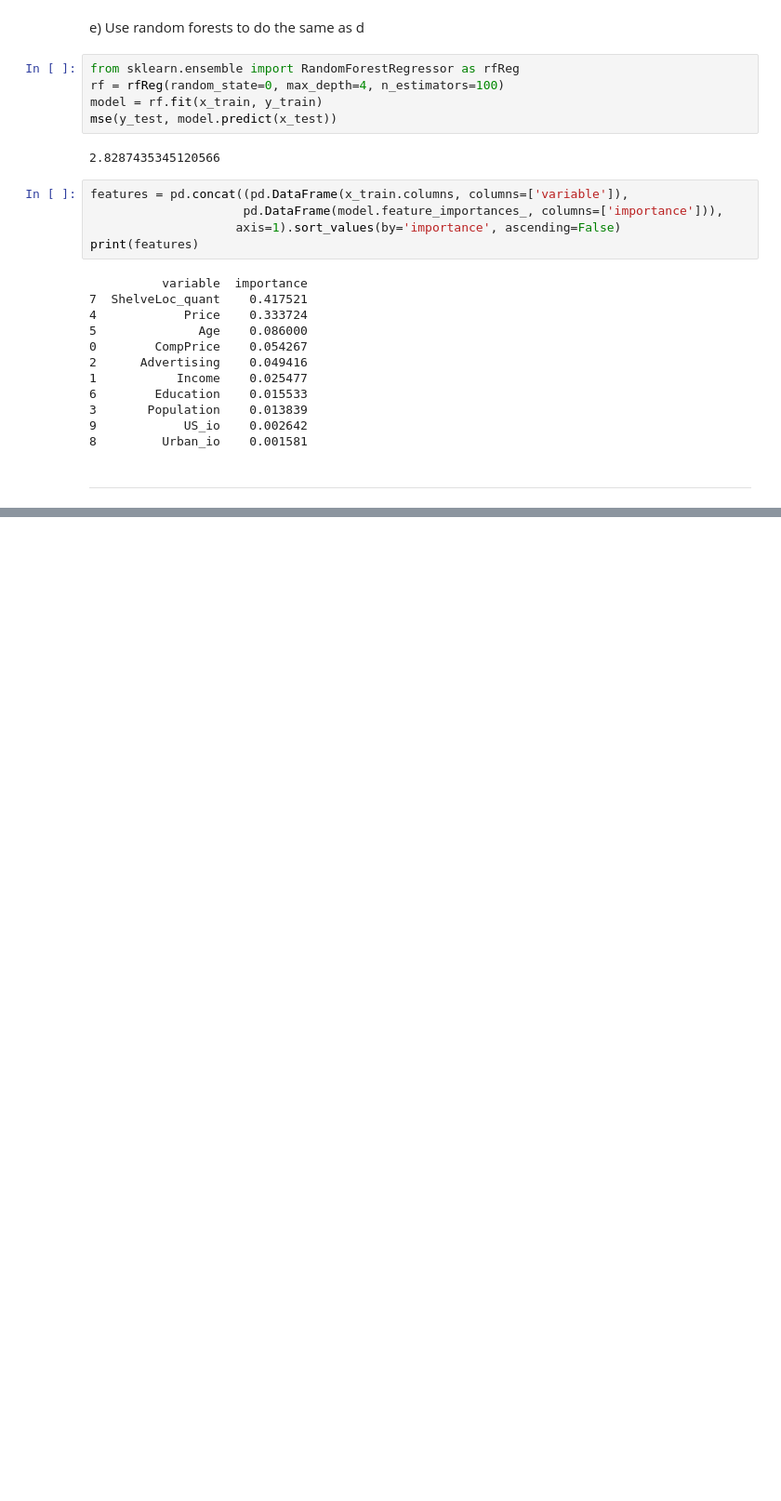
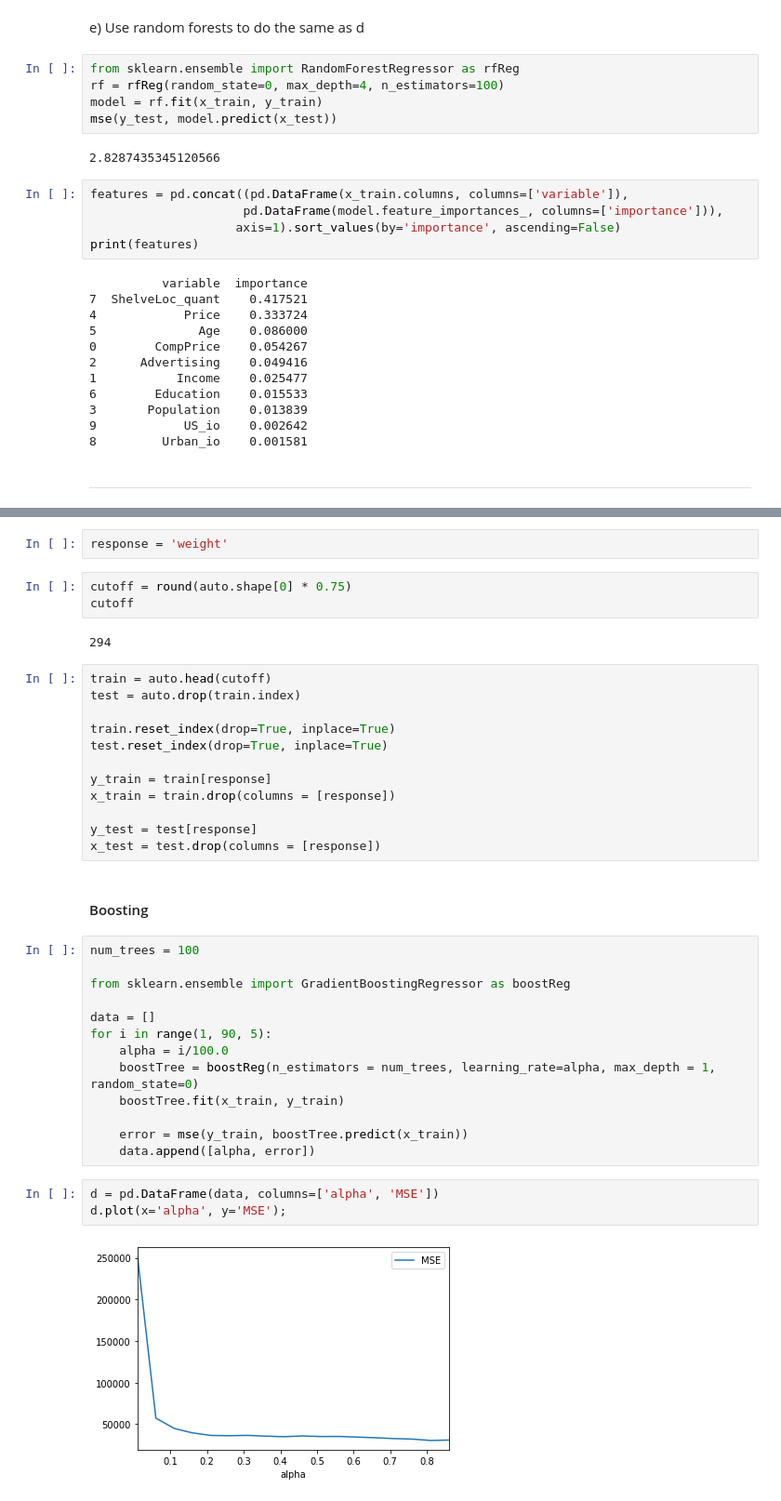
Before and after one commit to joepollastrini/Introduction-to-Statistical-Learning-Exercises, a Jupyter notebook: Chapter 8/Applied Exercises.ipynb, the cells around one changed output, grey strips where cells are left out. Shown: that part at 93% size. Saved outputs shown, nothing was run; the diff lists cells and outputs as text; blank space fills up the shorter version.

```diff
--- a/Chapter 8/Applied Exercises.ipynb
+++ b/Chapter 8/Applied Exercises.ipynb
@@ -153,0 +285,39 @@ print(features)
+# %%
+response = 'weight'
+# %%
+cutoff = round(auto.shape[0] * 0.75)
+cutoff
+# %% [output]
+294
+# %%
+train = auto.head(cutoff)
+test = auto.drop(train.index)
+
+train.reset_index(drop=True, inplace=True)
+test.reset_index(drop=True, inplace=True)
+
+y_train = train[response]
+x_train = train.drop(columns = [response])
+
+y_test = test[response]
+x_test = test.drop(columns = [response])
+# %% [markdown]
+#### Boosting
+# %%
+num_trees = 100
+
+from sklearn.ensemble import GradientBoostingRegressor as boostReg
+
+data = []
+for i in range(1, 90, 5):
+    alpha = i/100.0
+    boostTree = boostReg(n_estimators = num_trees, learning_rate=alpha, max_depth = 1, random_state=0)
+    boostTree.fit(x_train, y_train)
+
+    error = mse(y_train, boostTree.predict(x_train))
+    data.append([alpha, error])
+# %%
+d = pd.DataFrame(data, columns=['alpha', 'MSE'])
+d.plot(x='alpha', y='MSE');
+# %% [output]
+[figure, added]
```
Also changed, not shown: parts of 42 cells of this notebook, 2 other files.
